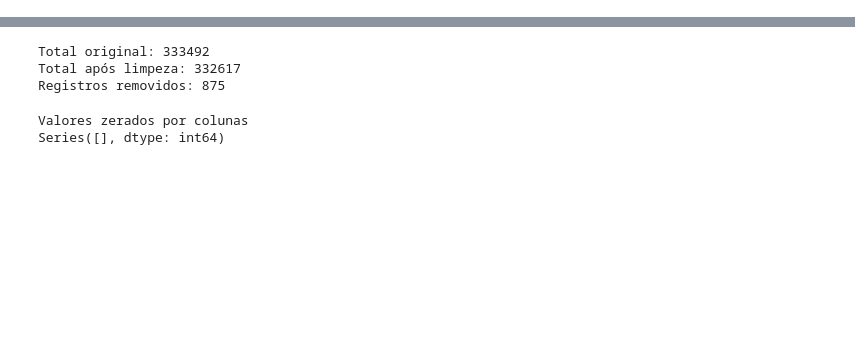
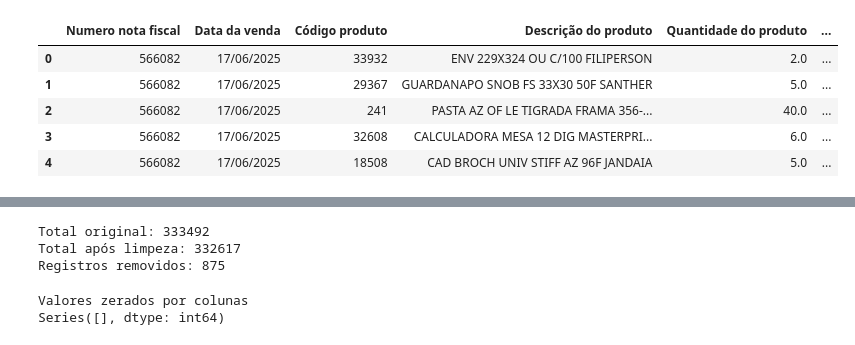
Before and after one commit to PauloQuirinoMN/Sistema-de-Recomendacao-e-Cross-selling, a Jupyter notebook: notas.ipynb, the cells around one changed output, grey strips where cells are left out. Saved outputs shown, nothing was run; the diff lists cells and outputs as text; code cells hidden in the pictures; blank space fills up the shorter version.

```diff
--- a/notas.ipynb
+++ b/notas.ipynb
@@ -1,5 +18,4 @@
 # %%
 import pandas as pd
 # %%
-base_vendas = pd.read_excel('bases/relatorio_notas.xlsx')
-display(base_vendas)
+df_vendas = pd.read_excel('bases/relatorio_notas.xlsx')
@@ -31,0 +40,9 @@ base_vendas.columns.tolist()
+# %%
+df_vendas.head()
+# %% [output]
+|  | Numero nota fiscal | Data da venda | Código produto | Descrição do produto | Quantidade do produto | ... |
+| 0 | 566082 | 17/06/2025 | 33932 | ENV 229X324 OU C/100 FILIPERSON | 2.0 | ... |
+| 1 | 566082 | 17/06/2025 | 29367 | GUARDANAPO SNOB FS 33X30 50F SANTHER | 5.0 | ... |
+| 2 | 566082 | 17/06/2025 | 241 | PASTA AZ OF LE TIGRADA FRAMA 356-... | 40.0 | ... |
+| 3 | 566082 | 17/06/2025 | 32608 | CALCULADORA MESA 12 DIG MASTERPRI... | 6.0 | ... |
+| 4 | 566082 | 17/06/2025 | 18508 | CAD BROCH UNIV STIFF AZ 96F JANDAIA | 5.0 | ... |
```
Also changed, not shown: parts of 15 cells of this notebook, 1 other file.
